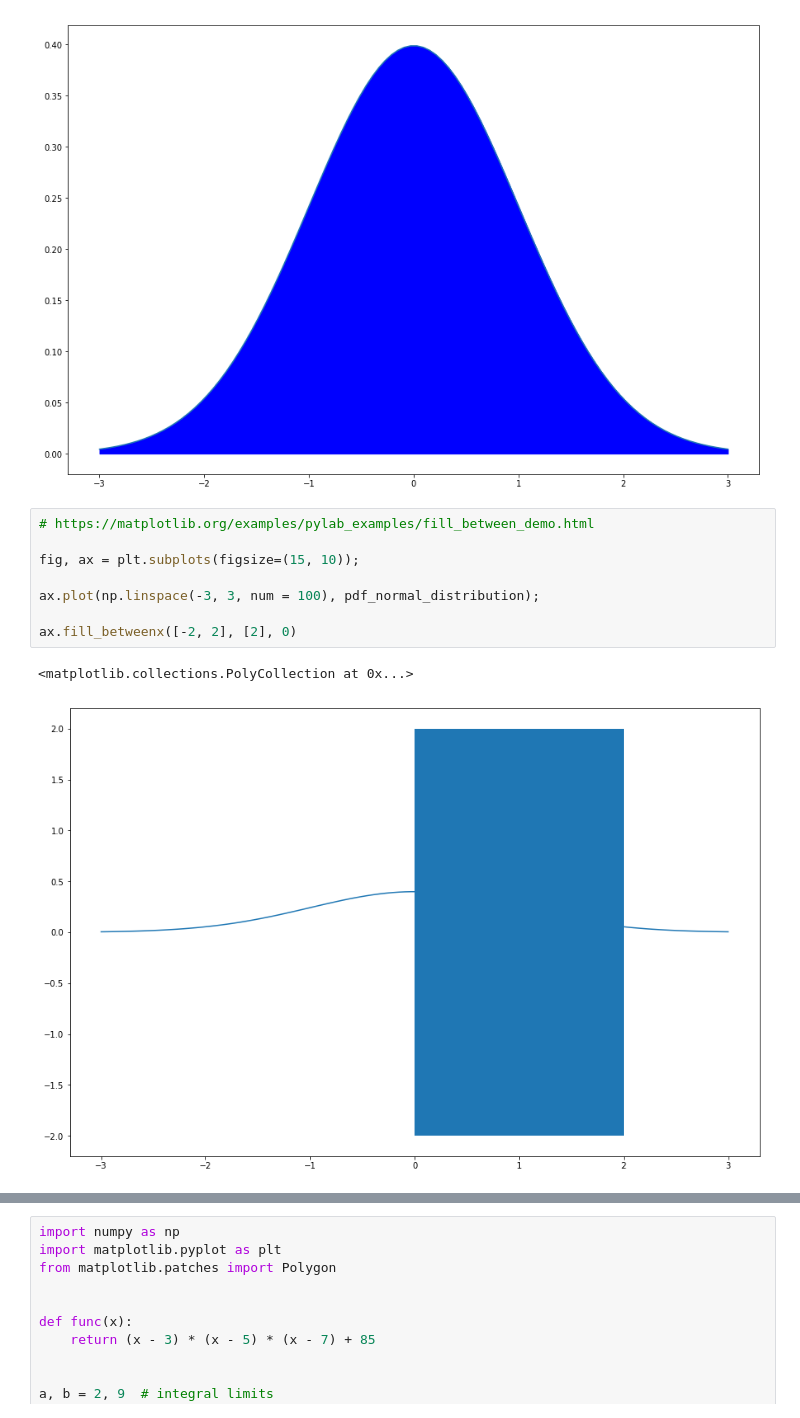
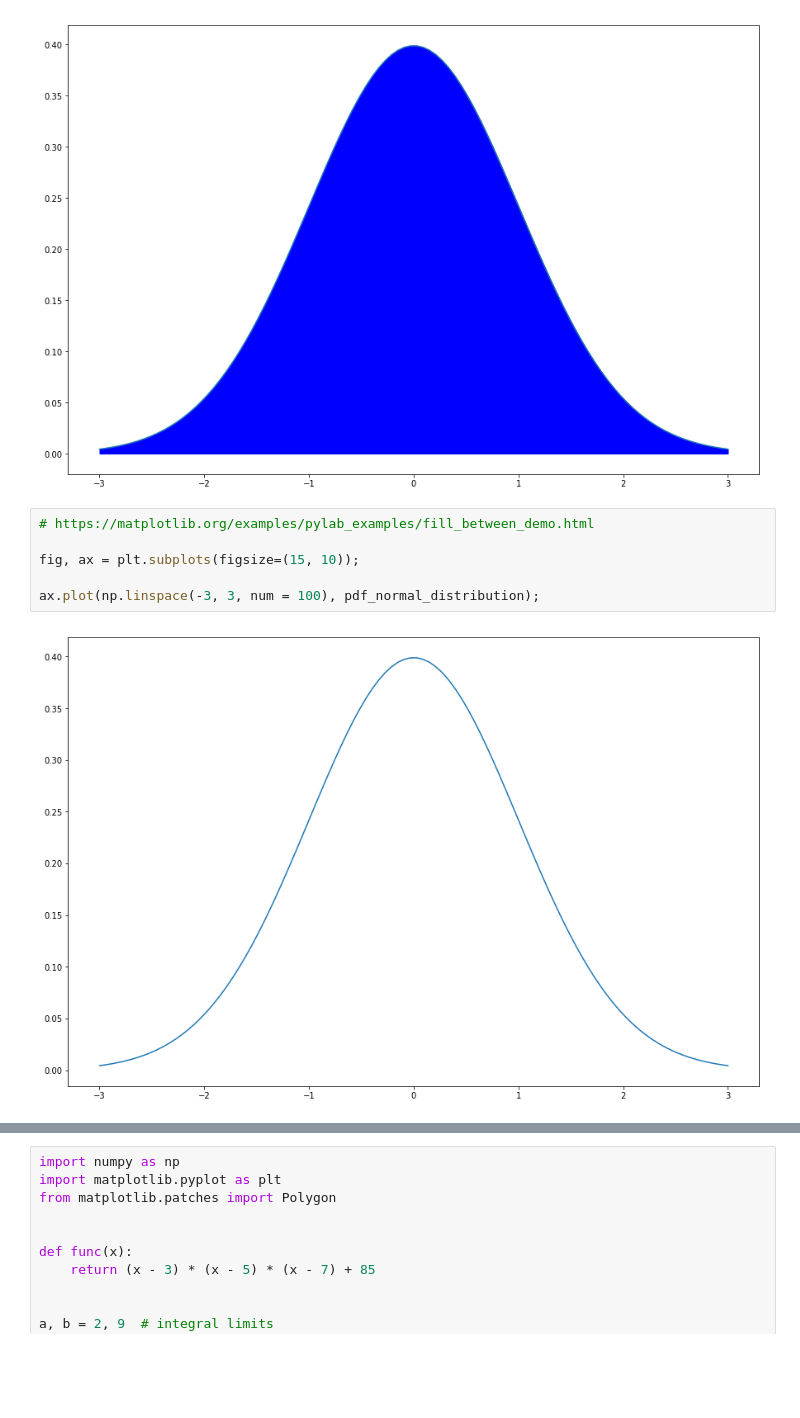
Before and after one commit to mGalarnyk/Python_Tutorials, a Jupyter notebook: Statistics/normal_Distribution_Area_Under_Curve.ipynb, the cells around one changed output, grey strips where cells are left out. Saved outputs shown, nothing was run; the diff lists cells and outputs as text; blank space fills up the shorter version.

```diff
--- a/Statistics/normal_Distribution_Area_Under_Curve.ipynb
+++ b/Statistics/normal_Distribution_Area_Under_Curve.ipynb
@@ -60,11 +60,8 @@ ax.fill_between(np.linspace(-3, 3, num = 100), pdf_normal_distribution, 0, color
 # %%
 # https://matplotlib.org/examples/pylab_examples/fill_between_demo.html
 
 fig, ax = plt.subplots(figsize=(15, 10));
 
 ax.plot(np.linspace(-3, 3, num = 100), pdf_normal_distribution);
-
-ax.fill_betweenx([-2, 2], [2], 0)
 # %% [output]
-<matplotlib.collections.PolyCollection at 0x...>
-[figure, old version]
+[figure, new version]
```
Also changed, not shown: parts of 1 cell of this notebook, 1 other file.
